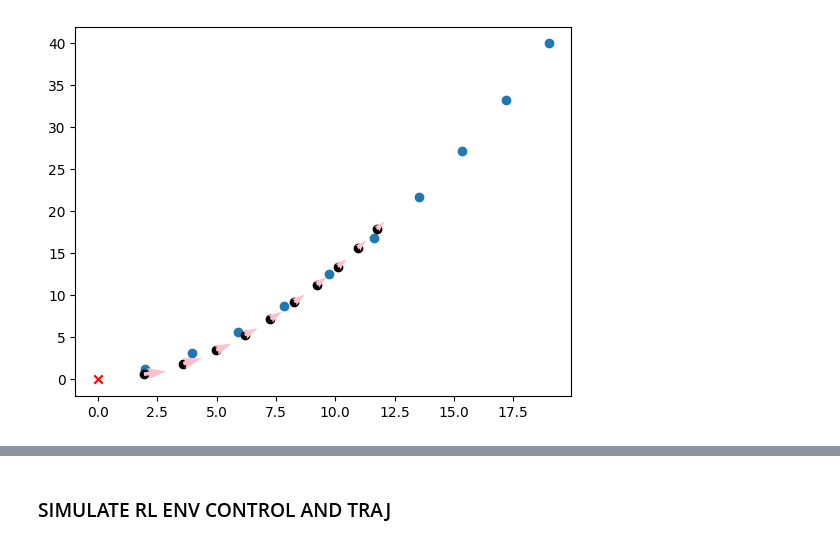
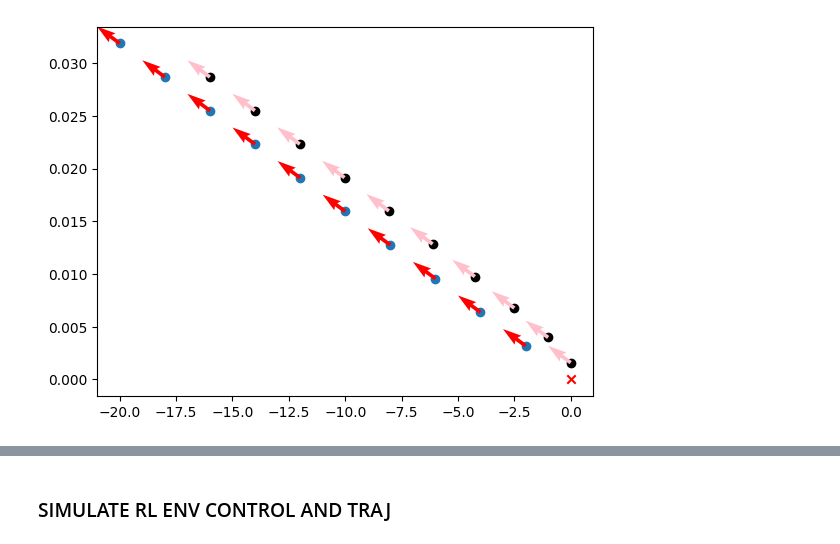
Before and after one commit to Victorbares/PufferDrive, a Jupyter notebook: debile.ipynb, the cells around one changed output, grey strips where cells are left out. Cells and saved outputs as stored; diff of their text form; code cells hidden in the pictures.

```diff
--- a/debile.ipynb
+++ b/debile.ipynb
@@ -251,75 +368,54 @@ def simulate_agent(current_pos, waypoints, num_waypoints, speed_init, time_delta
 # %%
 num_waypoints = 10
 t_values = np.linspace(0, num_waypoints/10, num_waypoints + 1)
 veh_speed = 20
-current_pos = 0, 0, 0, veh_speed, 0  # x, y, heading, vx, vy
+current_pos = 0, 0, 3.14, veh_speed, 0  # x, y, heading, vx, vy
 
 for _ in range(1):
     coeffs_longi = [random.uniform(1, 1) for _ in range(3)]
-    coeffs_longi[0] = -1 # c2
+    coeffs_longi[0] = 0 # c2
     coeffs_longi[1] = veh_speed # + coeffs_longi[2] * 0.1# c1
     coeffs_longi[2] = 0 # c0
 
     coeffs_lat = [random.uniform(-1, 1) for _ in range(3)]
-    coeffs_lat[0] = 30 # c2 10
-    coeffs_lat[1] = 10.0 # c1 3
+    coeffs_lat[0] = 0 # c2 10
+    coeffs_lat[1] = 0 # c1 3
     coeffs_lat[2] = 0 # c0
-#     coeffs_lat[0] = min(coeffs_lat[2], 0.1 * veh_speed) # min(1, coeffs_longi[1])  # <-- note: this line ties lateral slope to longitudinal
-    # coeffs_longi[1] -= 0.1 * coeffs_lat[2]
 
-    # max_longi_acc = 3 - 1 * abs(coeffs_lat[1])
-    # coeffs_longi[1] = np.clip(coeffs_longi[1], -max_longi_acc, max_longi_acc)
-
-    # Evaluate polynomials
-    longi_traj = np.polyval(coeffs_longi, t_values)
-    lateral_traj = np.polyval(coeffs_lat, t_values)
-
-    # Stack waypoints
-    # Extract vehicle position and heading
+    # Build trajectories (x, y, heading, vx, vy, curvature, speeds)
+    local_waypoints = build_trajectories_from_params(t_values, coeffs_longi, coeffs_lat)
     current_x, current_y, current_heading, _, _ = current_pos  # assuming [x, y, yaw]
-    local_waypoints = np.stack([longi_traj, lateral_traj], axis=-1)
-    # local_waypoints = local_waypoints[1:] # + np.array([current_x, current_y])
-    # pred_trajectories.append(local_waypoints)
 
     # Rotation matrix (2x2)
-    cos_h = np.cos(current_heading)
-    sin_h = np.sin(current_heading)
-    R = np.array([[cos_h, -sin_h],
-                [sin_h,  cos_h]])
+    global_waypoints = from_local_to_global(local_waypoints, current_x, current_y, current_heading)
 
-    # Apply transform: rotate then translate
-    global_waypoints = (R @ local_waypoints.T).T + np.array([current_x, current_y])
 
-    # local_waypoints = local_waypoints[1:]
-    control_actions, dreamed_waypoints, headings, list_vx, list_vy, speeds = simulate_agent(current_pos, global_waypoints[1:], num_waypoints=len(t_values)-1, speed_init=veh_speed)
-    dreamed_waypoints = np.array(dreamed_waypoints)
-    control_actions = np.array(control_actions)
+    # Control actions from trajectory
+    control_actions, simulated_trajectory = compute_controlled_trajectory(current_pos, global_waypoints[1:],
+                                                                          num_waypoints=len(t_values)-1)
 
-    # Plot
+    ##### Plot
     plt.scatter(global_waypoints[1:, 0], global_waypoints[1:, 1],
                 label=f"longi={np.round(coeffs_longi,2)}\nlat={np.round(coeffs_lat,2)}")
 
-    plt.scatter(dreamed_waypoints[:, 0], dreamed_waypoints[:, 1], c='black', marker='o')
+    plt.scatter(simulated_trajectory[:, 0], simulated_trajectory[:, 1], c='black', marker='o')
     plt.plot([], [], ' ', label=f"controls={np.round(control_actions,2)}")
-    # --- Keep (0,0) at the center ---
-    min_range = np.min(np.abs(global_waypoints))
-    max_range = np.max(np.abs(global_waypoints))
-    # plt.xlim(-40, -10)
-#     plt.ylim(-5, 2)
+    # Angles plot
+    dx_controlled = np.cos(simulated_trajectory[:, 2])
+    dy_controlled = np.sin(simulated_trajectory[:, 2])
+    plt.quiver(simulated_trajectory[:, 0], simulated_trajectory[:, 1],
+               dx_controlled, dy_controlled, angles='xy', scale_units='xy', scale=1.0, color='pink')
 
-    headings = np.array(headings)  # assuming same length as controlled_waypoints
-    dx = np.cos(headings)
-    dy = np.sin(headings)
-
-    plt.quiver(dreamed_waypoints[:, 0], dreamed_waypoints[:, 1],
-            dx, dy, angles='xy', scale_units='xy', scale=1.0, color='pink')
-
-    # plt.gca().set_aspect('equal', adjustable='box')
+    pred_headings = global_waypoints[1:, 2] # np.array(pred_headings)
+    dx_pred = np.cos(pred_headings)
+    dy_pred = np.sin(pred_headings)
+    plt.quiver(global_waypoints[1:, 0], global_waypoints[1:, 1],
+            dx_pred, dy_pred, angles='xy', scale_units='xy', scale=1.0, color='red')
 
     plt.scatter(current_pos[0], current_pos[1], c='red', marker='x')
-    # plt.legend(fontsize=8, loc="best")
     plt.show()
-    print(control_actions)
-    print(headings)
+
+    print(pred_headings - simulated_trajectory[:, 2])
+    print(simulated_trajectory[:, 3] - global_waypoints[1:, 3])
 # %% [output]
-[figure, old version]
+[figure, new version]
```
Also changed, not shown: parts of 8 cells of this notebook.
